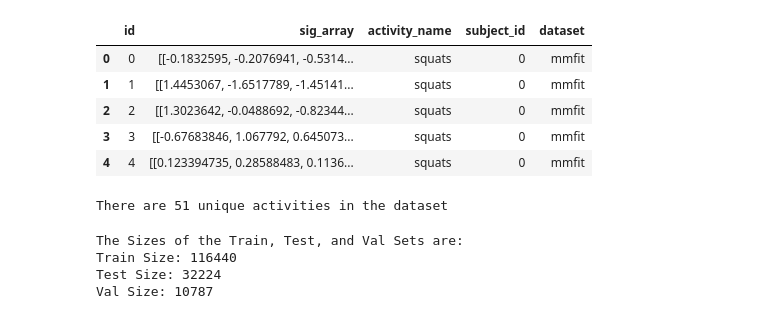
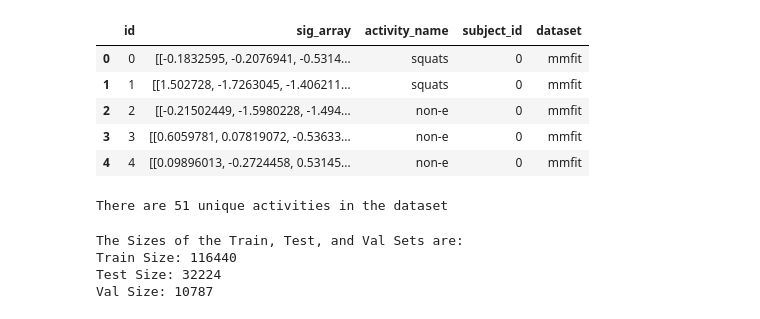
Before and after one commit to Djai284/smartwatch-activity-recognition, a Jupyter notebook: initial_model_run.ipynb, the cells around one changed output. Cells and saved outputs as stored; diff of their text form; code cells hidden in the pictures.

Commit message:
imported data and ran model

```diff
--- a/initial_model_run.ipynb
+++ b/initial_model_run.ipynb
@@ -8,15 +8,15 @@ import torch
 from torch.utils.data import Dataset, DataLoader
 from sklearn.preprocessing import LabelEncoder
 # %%
-df = pd.read_pickle('data/model_data_window_300_space_50.pkl')
+df = pd.read_pickle('data/model_data_window_500_space_50.pkl')
 df.head()
 # %% [output]
 |  | id | sig_array | activity_name | subject_id | dataset |
 | 0 | 0 | [[-0.1832595, -0.2076941, -0.5314... | squats | 0 | mmfit |
-| 1 | 1 | [[1.4453067, -1.6517789, -1.45141... | squats | 0 | mmfit |
-| 2 | 2 | [[1.3023642, -0.0488692, -0.82344... | squats | 0 | mmfit |
-| 3 | 3 | [[-0.67683846, 1.067792, 0.645073... | squats | 0 | mmfit |
-| 4 | 4 | [[0.123394735, 0.28588483, 0.1136... | squats | 0 | mmfit |
+| 1 | 1 | [[1.502728, -1.7263045, -1.406211... | squats | 0 | mmfit |
+| 2 | 2 | [[-0.21502449, -1.5980228, -1.494... | non-e | 0 | mmfit |
+| 3 | 3 | [[0.6059781, 0.07819072, -0.53633... | non-e | 0 | mmfit |
+| 4 | 4 | [[0.09896013, -0.2724458, 0.53145... | non-e | 0 | mmfit |
 # %%
 # limit to labels with enough examples
 
```
Also changed, not shown: 5 other files.
